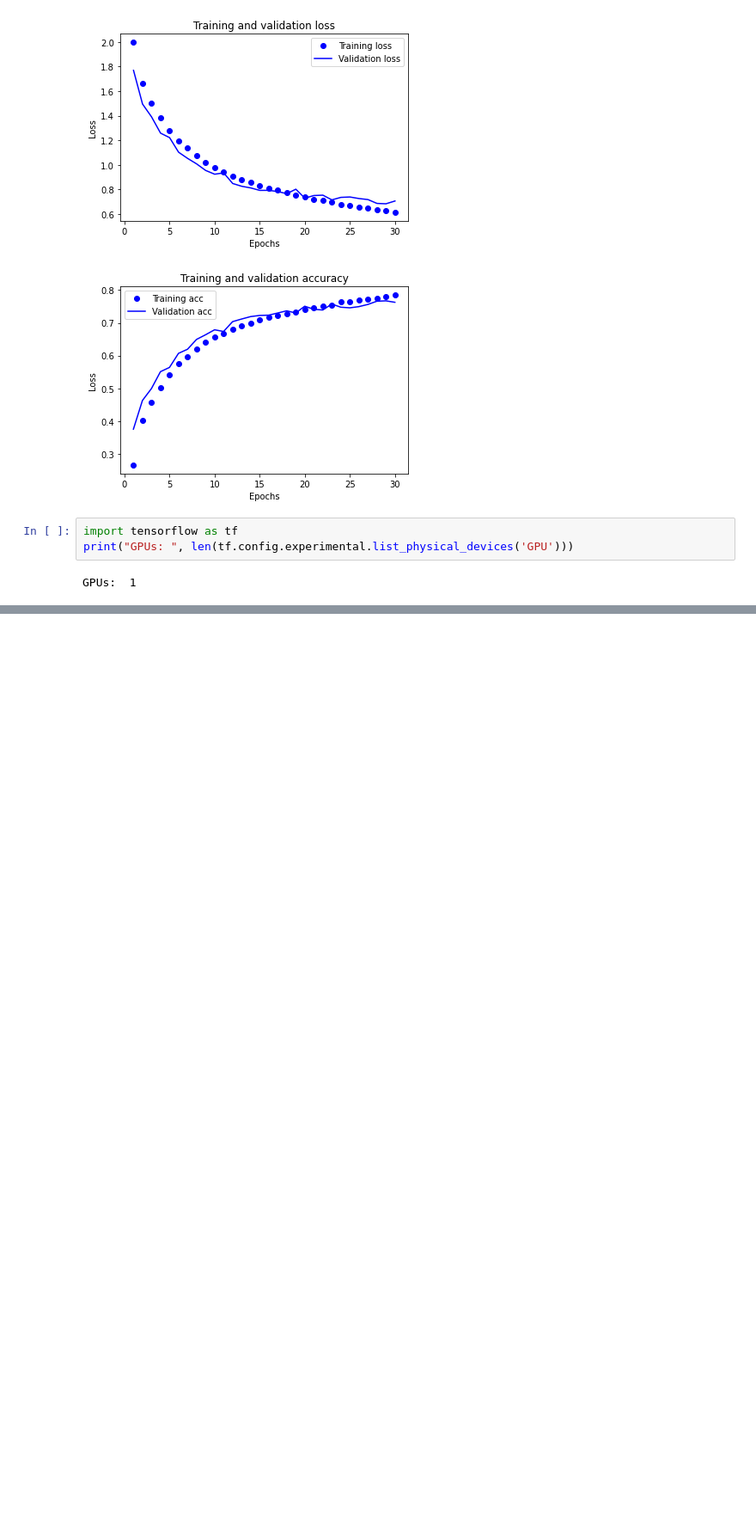
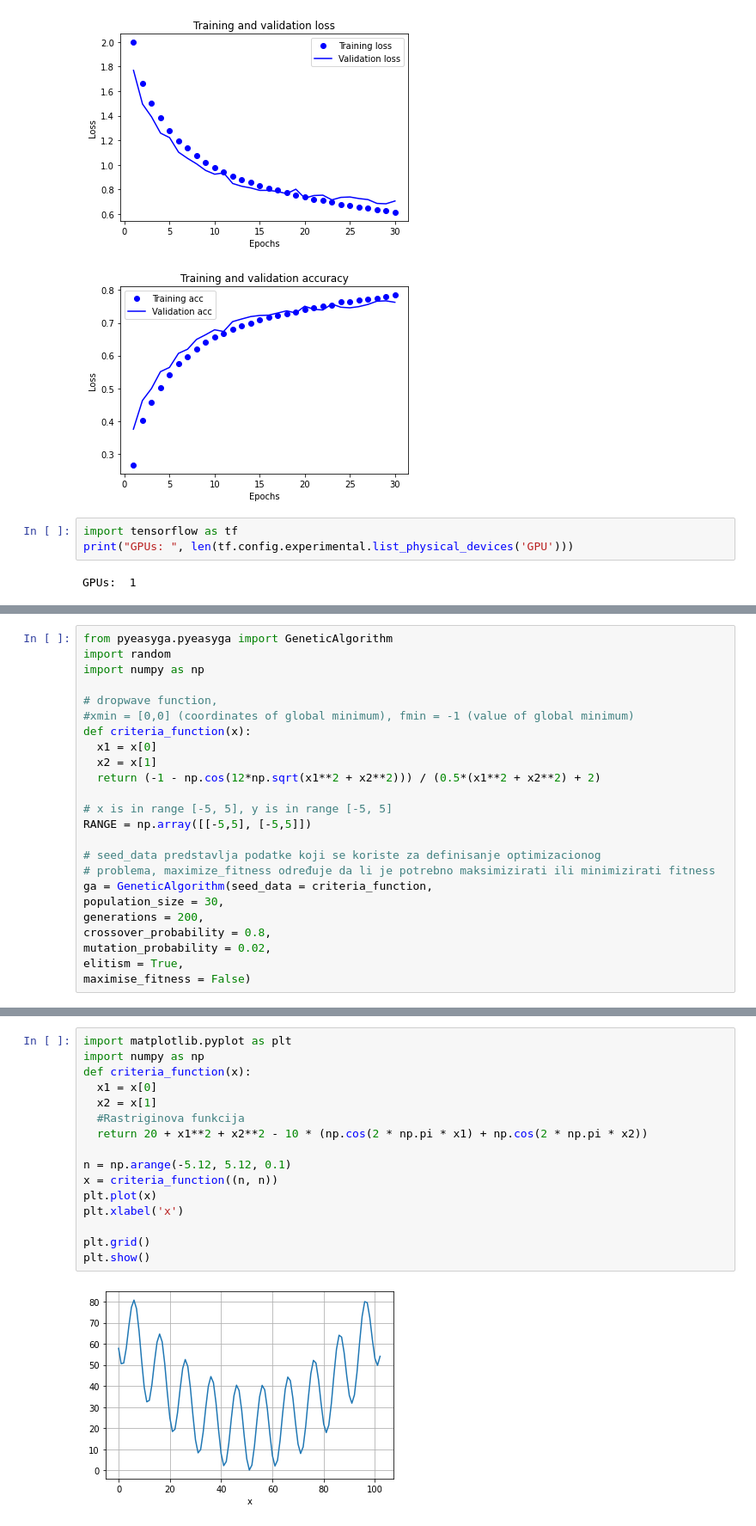
Before and after one commit to BakirK/Artificial-intelligence-labs, a Jupyter notebook: VI_labs.ipynb, the cells around one changed output, grey strips where cells are left out. Shown at 86% size. Drawn from its saved outputs; the diff is of its cells as text; blank space fills up the shorter version.

```diff
--- a/VI_labs.ipynb
+++ b/VI_labs.ipynb
@@ -1776,0 +1813,24 @@ GPUs:  1
+# %%
+from pyeasyga.pyeasyga import GeneticAlgorithm
+import random
+import numpy as np
+
+# dropwave function,
+#xmin = [0,0] (coordinates of global minimum), fmin = -1 (value of global minimum)
+def criteria_function(x):
+  x1 = x[0]
+  x2 = x[1]
+  return (-1 - np.cos(12*np.sqrt(x1**2 + x2**2))) / (0.5*(x1**2 + x2**2) + 2)
+
+# x is in range [-5, 5], y is in range [-5, 5]
+RANGE = np.array([[-5,5], [-5,5]])
+
+# seed_data predstavlja podatke koji se koriste za definisanje optimizacionog
+# problema, maximize_fitness određuje da li je potrebno maksimizirati ili minimizirati fitness
+ga = GeneticAlgorithm(seed_data = criteria_function,
+population_size = 30,
+generations = 200,
+crossover_probability = 0.8,
+mutation_probability = 0.02,
+elitism = True,
+maximise_fitness = False)
@@ -1776,0 +2087,18 @@ GPUs:  1
+# %%
+import matplotlib.pyplot as plt
+import numpy as np
+def criteria_function(x):
+  x1 = x[0]
+  x2 = x[1]
+  #Rastriginova funkcija
+  return 20 + x1**2 + x2**2 - 10 * (np.cos(2 * np.pi * x1) + np.cos(2 * np.pi * x2))
+
+n = np.arange(-5.12, 5.12, 0.1)
+x = criteria_function((n, n))
+plt.plot(x)
+plt.xlabel('x')
+
+plt.grid()
+plt.show()
+# %% [output]
+[figure, added]
```
Also changed, not shown: parts of 13 cells of this notebook, 1 other file.
